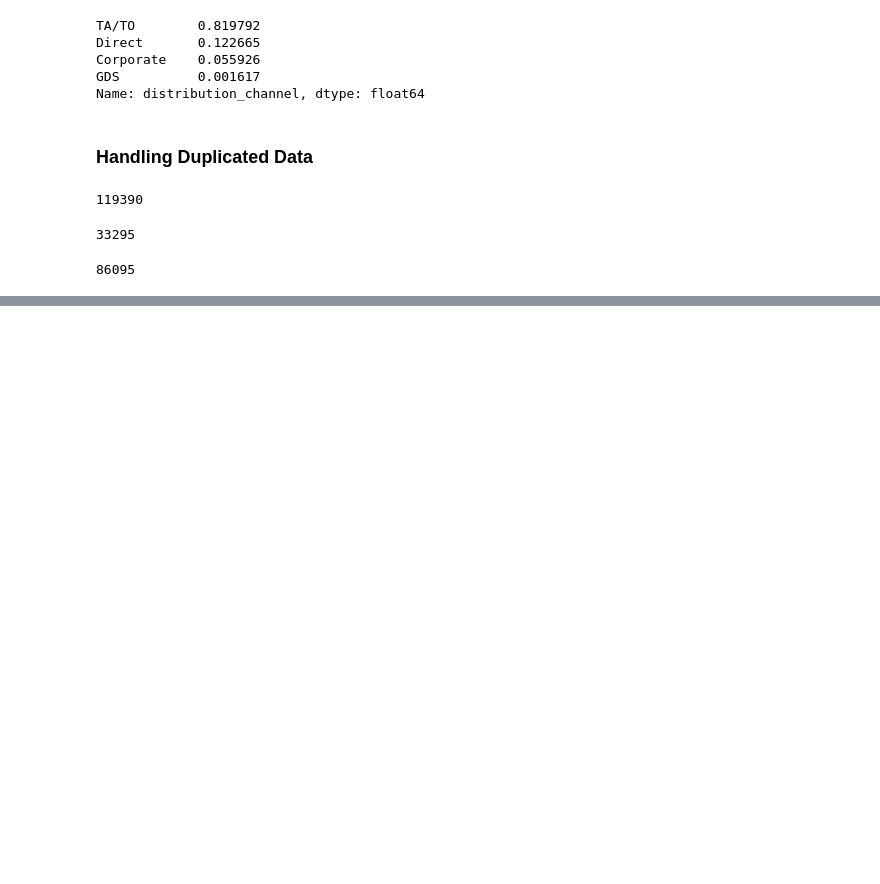
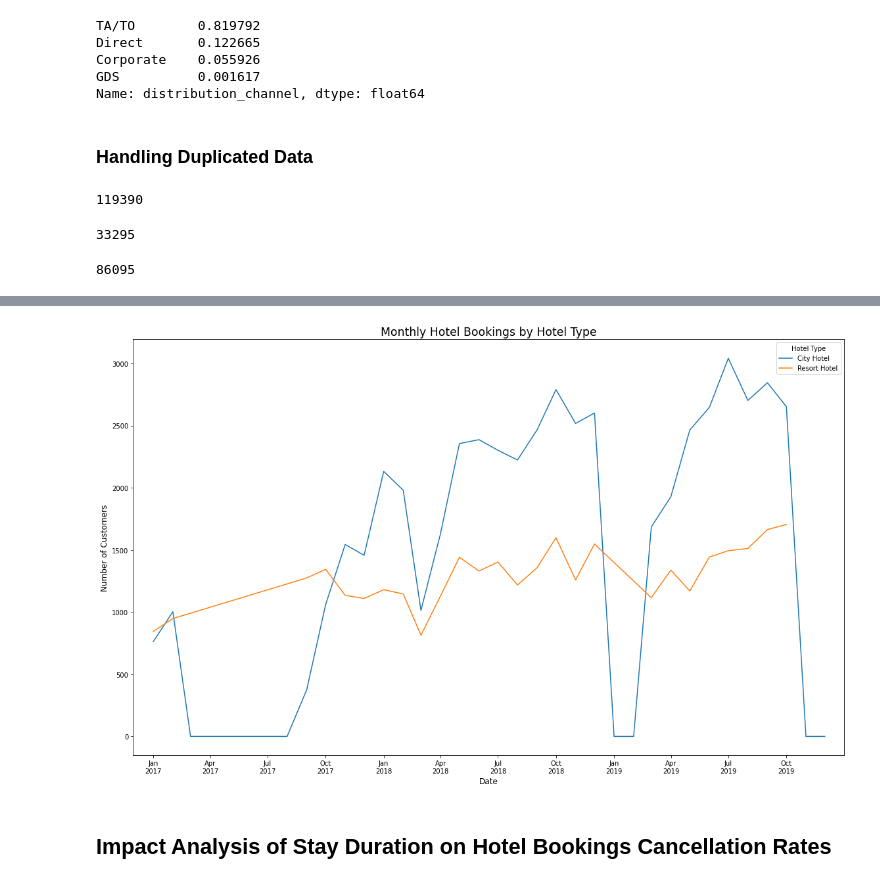
Before and after one commit to faisalydth/investigate-hotel, a Jupyter notebook: investigate_hotel.ipynb, the cells around one changed output, grey strips where cells are left out. Saved outputs shown, nothing was run; the diff lists cells and outputs as text; code cells hidden in the pictures; blank space fills up the shorter version.

```diff
--- a/investigate_hotel.ipynb
+++ b/investigate_hotel.ipynb
@@ -205,0 +222,4 @@ len(df) # after
+# %%
+# create list of arrival month
+arr_month = df['arrival_date_month'].unique()
+arr_month
@@ -205,0 +230,12 @@ len(df) # after
+# %%
+# cross year and month
+cross_ym = []
+for year in arr_year:
+    for month in arr_month:
+        data = [year, month]
+        cross_ym.append(data)
+
+monthly_series = pd.DataFrame(cross_ym).rename({0:'year', 1:'month'}, axis=1)
+monthly_series['year_month'] = pd.to_datetime(monthly_series['year'].astype(str) + monthly_series['month'], format='%Y%B')
+monthly_series = monthly_series.sort_values(['year_month']).reset_index(drop=True)
+monthly_series
@@ -205,0 +260,6 @@ len(df) # after
+# %%
+monthly_book = df.groupby(['arrival_date_year', 'arrival_date_month', 'hotel']).agg({'hotel':'count'})
+monthly_book = monthly_book.rename({'hotel':'customer'}, axis=1)
+monthly_book = monthly_book.reset_index()
+monthly_book = monthly_book.rename({'arrival_date_year':'year', 'arrival_date_month':'month', 'hotel':'type'}, axis=1)
+monthly_book
@@ -205,0 +284,5 @@ len(df) # after
+# %%
+monthly_book_all = monthly_series.merge(monthly_book, on=['year', 'month'], how='left')
+monthly_book_all['type'] = monthly_book_all['type'].fillna('City Hotel')
+monthly_book_all['customer'] = monthly_book_all['customer'].fillna(0)
+monthly_book_all
@@ -205,0 +308,21 @@ len(df) # after
+# %%
+fig, ax = plt.subplots(figsize=(16,10))
+
+sns.lineplot(data=monthly_book_all, x='year_month', y='customer', hue='type', ax=ax)
+
+plt.title("Monthly Hotel Bookings by Hotel Type", size='xx-large')
+plt.xlabel("Date", size='large')
+plt.ylabel("Number of Customers", size='large')
+plt.legend(title="Hotel Type")
+
+ax.set_xlim('2016-11-30', '2019-12-31')
+date_form = DateFormatter("%b\n%Y")
+ax.xaxis.set_major_formatter(date_form)
+ax.xaxis.set_major_locator(mdates.MonthLocator(interval=3))
+
+fig.tight_layout()
+fig.show()
+# %% [output]
+[figure, added]
+# %% [markdown]
+<h2>Impact Analysis of Stay Duration on Hotel Bookings Cancellation Rates</h2>
```
Also changed, not shown: parts of 17 cells of this notebook.
